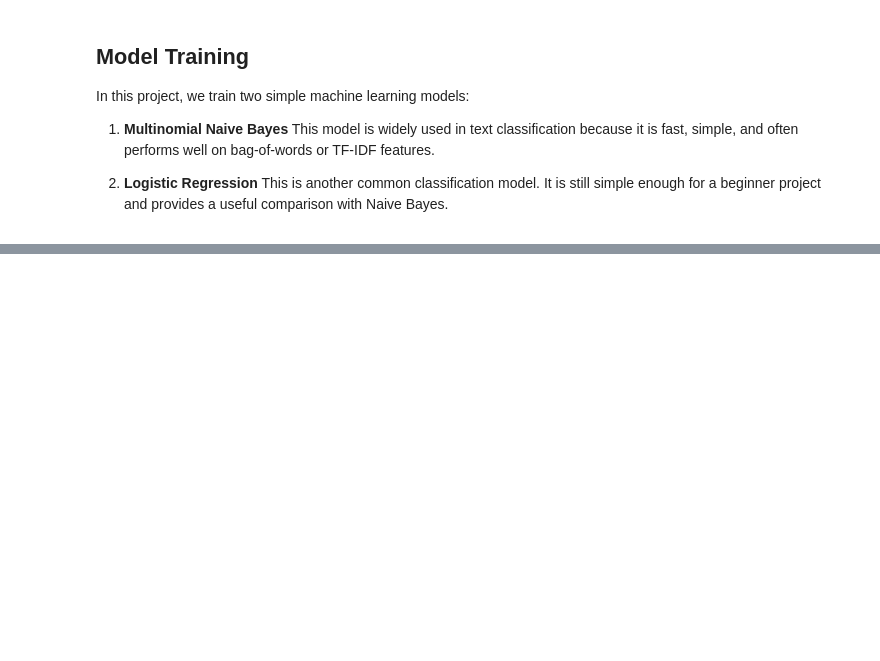
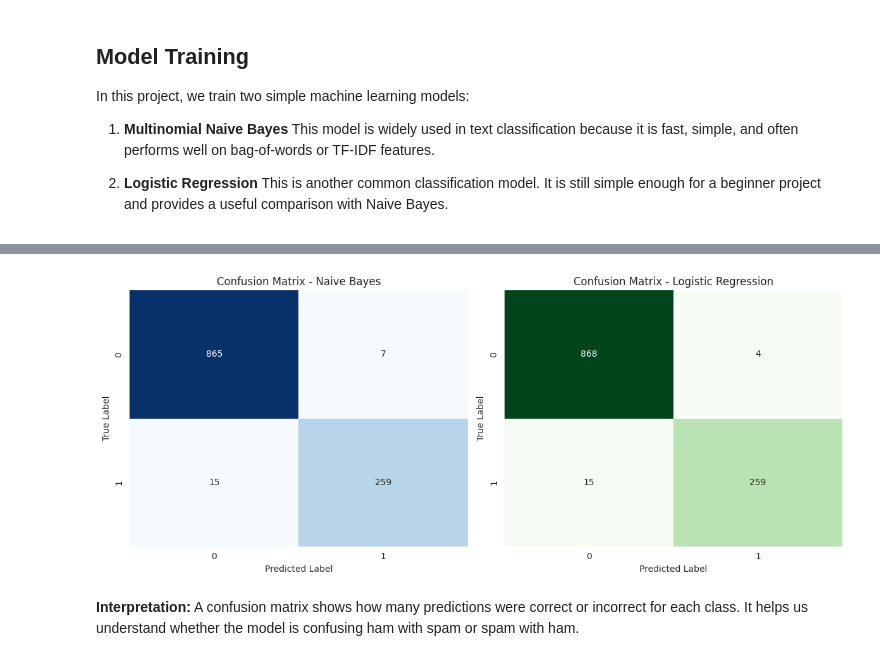
Before and after one commit to iiMedR/ML_spam_email_classification, a Jupyter notebook: spam_email_detection_notebook.ipynb, the cells around one changed output, grey strips where cells are left out. Saved outputs shown, nothing was run; the diff lists cells and outputs as text; code cells hidden in the pictures; blank space fills up the shorter version.

```diff
--- a/spam_email_detection_notebook.ipynb
+++ b/spam_email_detection_notebook.ipynb
@@ -256,0 +314,22 @@ y_pred_lr = lr_model.predict(X_test_tfidf)
+# %%
+cm_nb = confusion_matrix(y_test, y_pred_nb)
+cm_lr = confusion_matrix(y_test, y_pred_lr)
+
+fig, axes = plt.subplots(1, 2, figsize=(12, 5))
+
+sns.heatmap(cm_nb, annot=True, fmt="d", cmap="Blues", cbar=False, ax=axes[0])
+axes[0].set_title("Confusion Matrix - Naive Bayes")
+axes[0].set_xlabel("Predicted Label")
+axes[0].set_ylabel("True Label")
+
+sns.heatmap(cm_lr, annot=True, fmt="d", cmap="Greens", cbar=False, ax=axes[1])
+axes[1].set_title("Confusion Matrix - Logistic Regression")
+axes[1].set_xlabel("Predicted Label")
+axes[1].set_ylabel("True Label")
+
+plt.tight_layout()
+plt.show()
+# %% [output]
+[figure, added]
+# %% [markdown]
+**Interpretation:** A confusion matrix shows how many predictions were correct or incorrect for each class. It helps us understand whether the model is confusing ham with spam or spam with ham.
```
Also changed, not shown: parts of 8 cells of this notebook.
